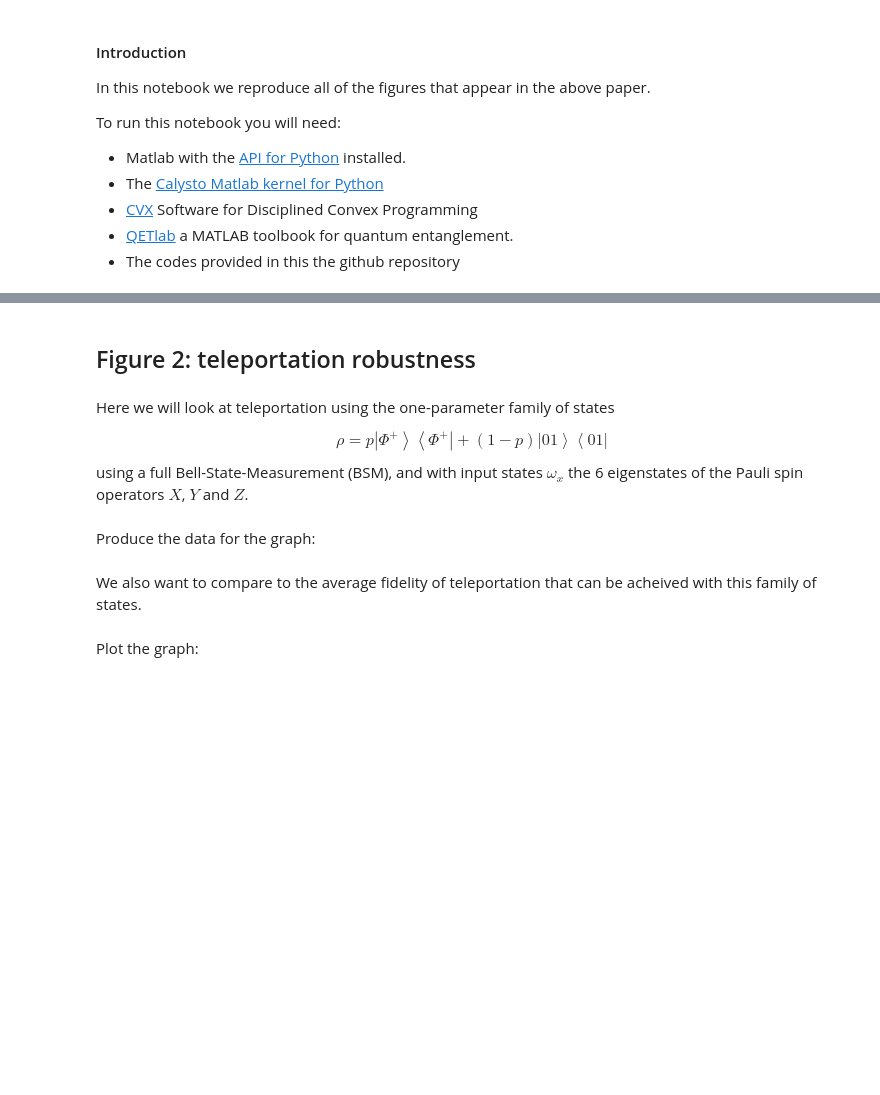
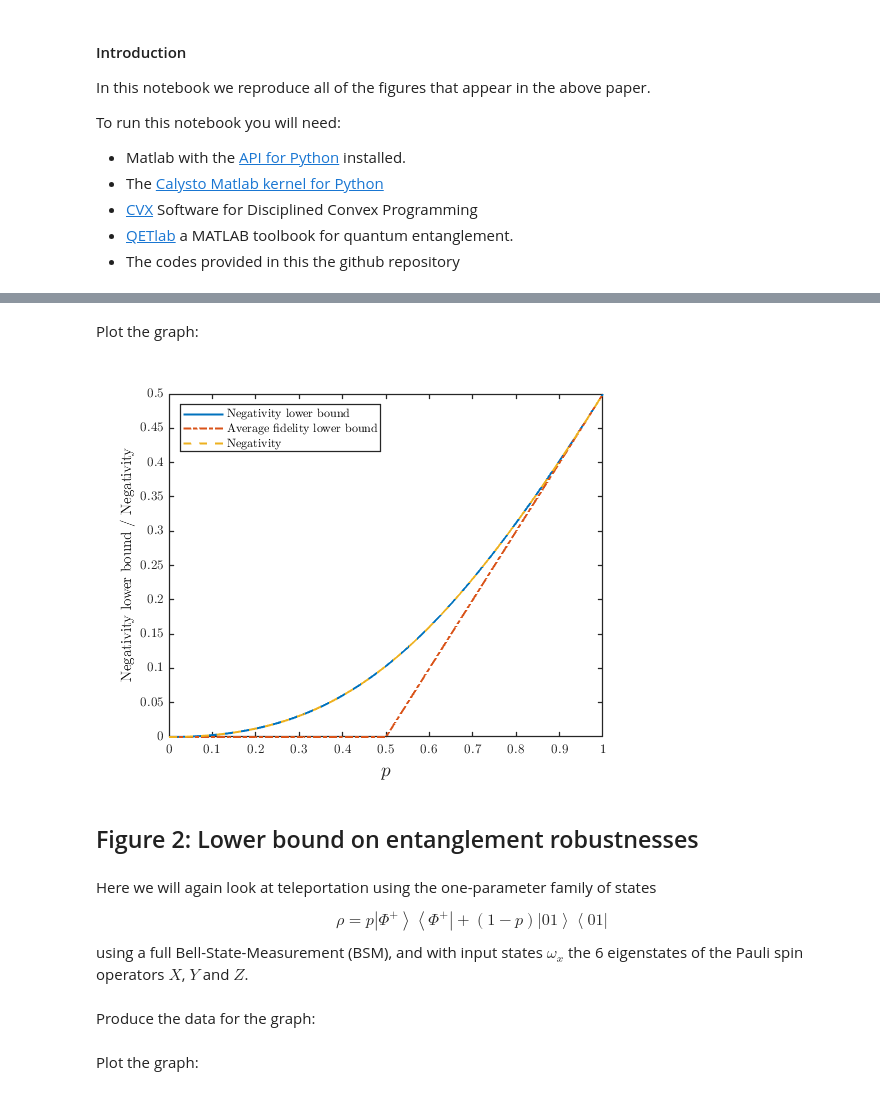
Before and after one commit to paulskrzypczyk/nonclassicalteleportation, a Jupyter notebook: Quantifying teleportation.ipynb, the cells around one changed output, grey strips where cells are left out. Saved outputs shown, nothing was run; the diff lists cells and outputs as text; code cells hidden in the pictures; blank space fills up the shorter version.

```diff
--- a/Quantifying teleportation.ipynb
+++ b/Quantifying teleportation.ipynb
@@ -17,7 +72,47 @@ To run this notebook you will need:
+# %%
+Ftel = zeros(1,npoints);
+ftel = zeros(1,npoints);
+ftelbound = zeros(1,npoints);
+
+% first calculate the singlet fraction
+for i = 1:npoints
+    rho = pv(i)*rhoME + (1-pv(i))*rho01;
+    for a = 1:4
+        Ftel(i) = max(Ftel(i),trace(rho*Ma(:,:,a)));
+        % We check the fidelity with the 4 outcomes of the BSM, since this is sufficient in this case to
+        % find the average fidelity of teleportation
+    end
+end
+
+% now use the relation between single fraction and average fidelity:
+
+ftel = (2*Ftel + 1)/3; %
+
+% now produce the bound based upon average fidelity
+
+ftelbound = max(0,(d+1)*ftel/2 - 1);
+# %% [markdown]
+Plot the graph:
+# %%
+%plot inline
+
+plot(pv,TNv,pv,ftelbound,'-.',pv,Nv,'--','LineWidth',1.5)
+legend({'Negativity lower bound','Average fidelity lower bound','Negativity'},'Location','northwest')
+xlabel('$p$','Interpreter','latex','FontSize',14)
+ylabel('Negativity lower bound / Negativity')
+
+Fig5 = gca;
+Fig5.FontName = 'Times';
+Fig5.LineWidth = 1;
+
+axis tight
+set(gcf, 'Units','centimeters', 'Position',[0 0 8.6 6.4])
+# %% [output]
+[figure, added]
 # %% [markdown]
-## Figure 2: teleportation robustness
+## Figure 2: Lower bound on entanglement robustnesses
 # %% [markdown]
-Here we will look at teleportation using the one-parameter family of states
+Here we will again look at teleportation using the one-parameter family of states
 
 $$ \rho = p\left|\Phi^+\right\rangle \left\langle \Phi^+ \right| + (1-p)\left| 01 \right\rangle \left\langle 01 \right| $$
 using a full Bell-State-Measurement (BSM), and with input states $\omega_x$ the 6 eigenstates of the Pauli spin operators $X$, $Y$ and $Z$.
@@ -62,5 +157,3 @@ for i = 1:npoints
     TRR2v(i) = teleportationRandomRobustness(sigax,omegax,k);
 
 end
-# %% [markdown]
-We also want to compare to the average fidelity of teleportation that can be acheived with this family of states.
```
Also changed, not shown: parts of 21 cells of this notebook.
